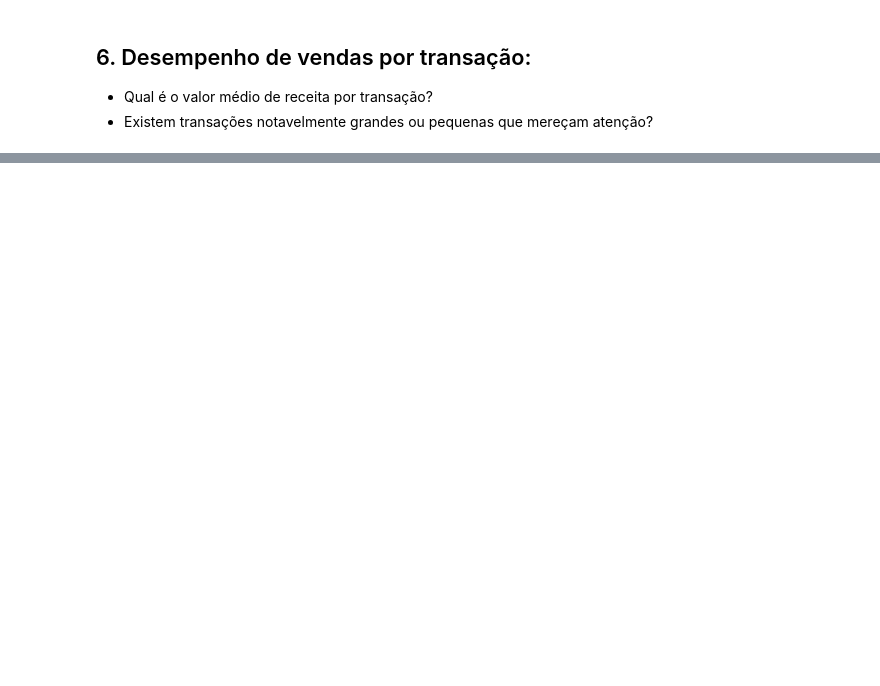
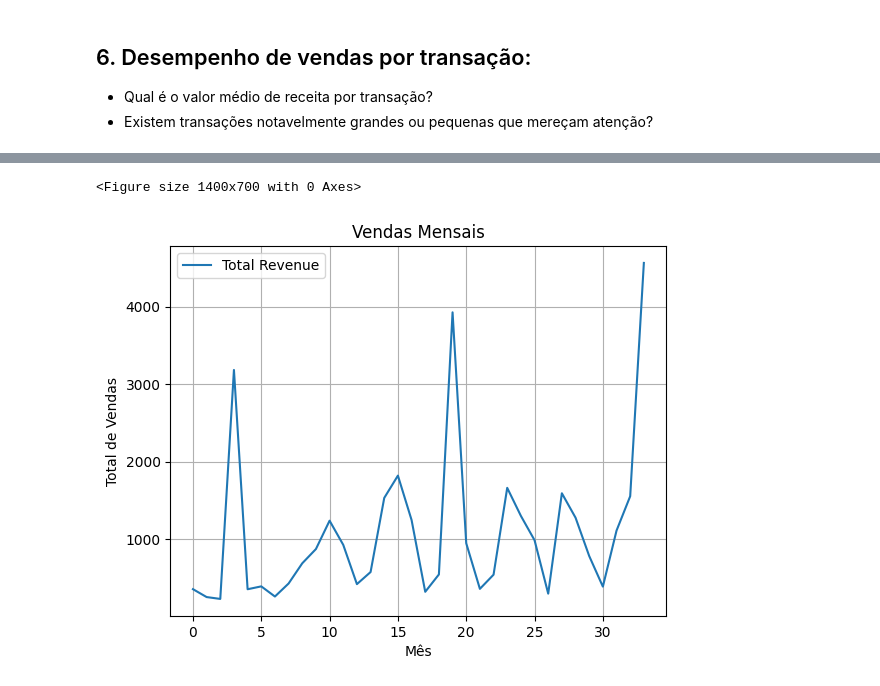
Before and after one commit to tadokatocommm/sales_data, a Jupyter notebook: script2.ipynb, the cells around one changed output, grey strips where cells are left out. Saved outputs shown, nothing was run; the diff lists cells and outputs as text; code cells hidden in the pictures; blank space fills up the shorter version.

```diff
--- a/script2.ipynb
+++ b/script2.ipynb
@@ -381,0 +250,5 @@ transacoes_extremas.head(30)
+# %%
+df_american = df[df['Region'] == 'North America']
+america_category_month = df_american.groupby(df['Date'].dt.to_period('W'))['Total Revenue'].sum().reset_index()
+american_asc = america_category_month.sort_values(by= 'Date', ascending = False).reset_index(drop=True)
+american_asc
@@ -381,0 +273,11 @@ transacoes_extremas.head(30)
+# %%
+plt.figure(figsize=(14, 7))
+american_asc.plot()
+plt.title('Vendas Mensais')
+plt.xlabel('Mês')
+plt.ylabel('Total de Vendas')
+plt.grid(True)
+plt.show()
+# %% [output]
+<Figure size 1400x700 with 0 Axes>
+[figure, added]
```
Also changed, not shown: parts of 32 cells of this notebook, 2 other files.
